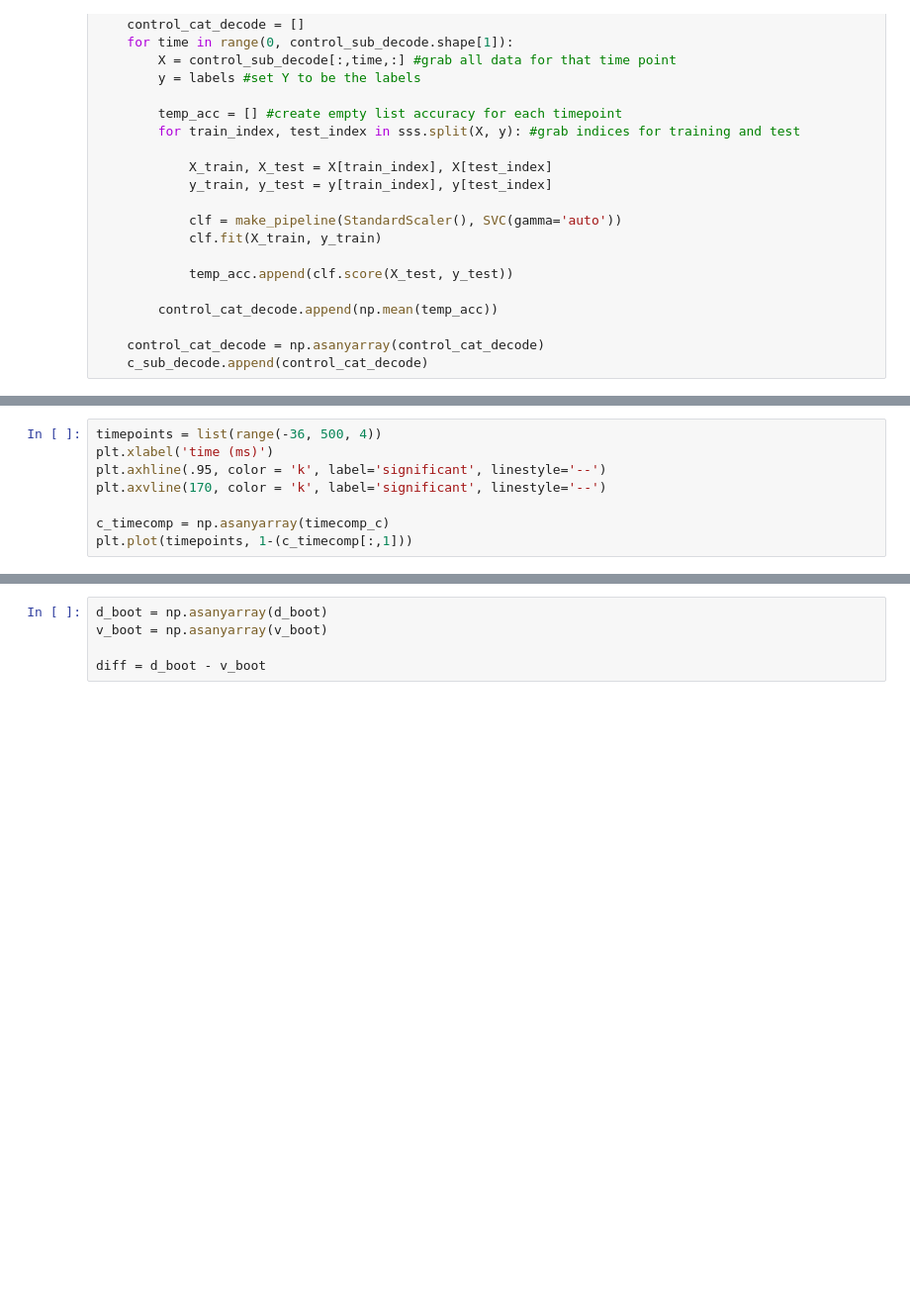
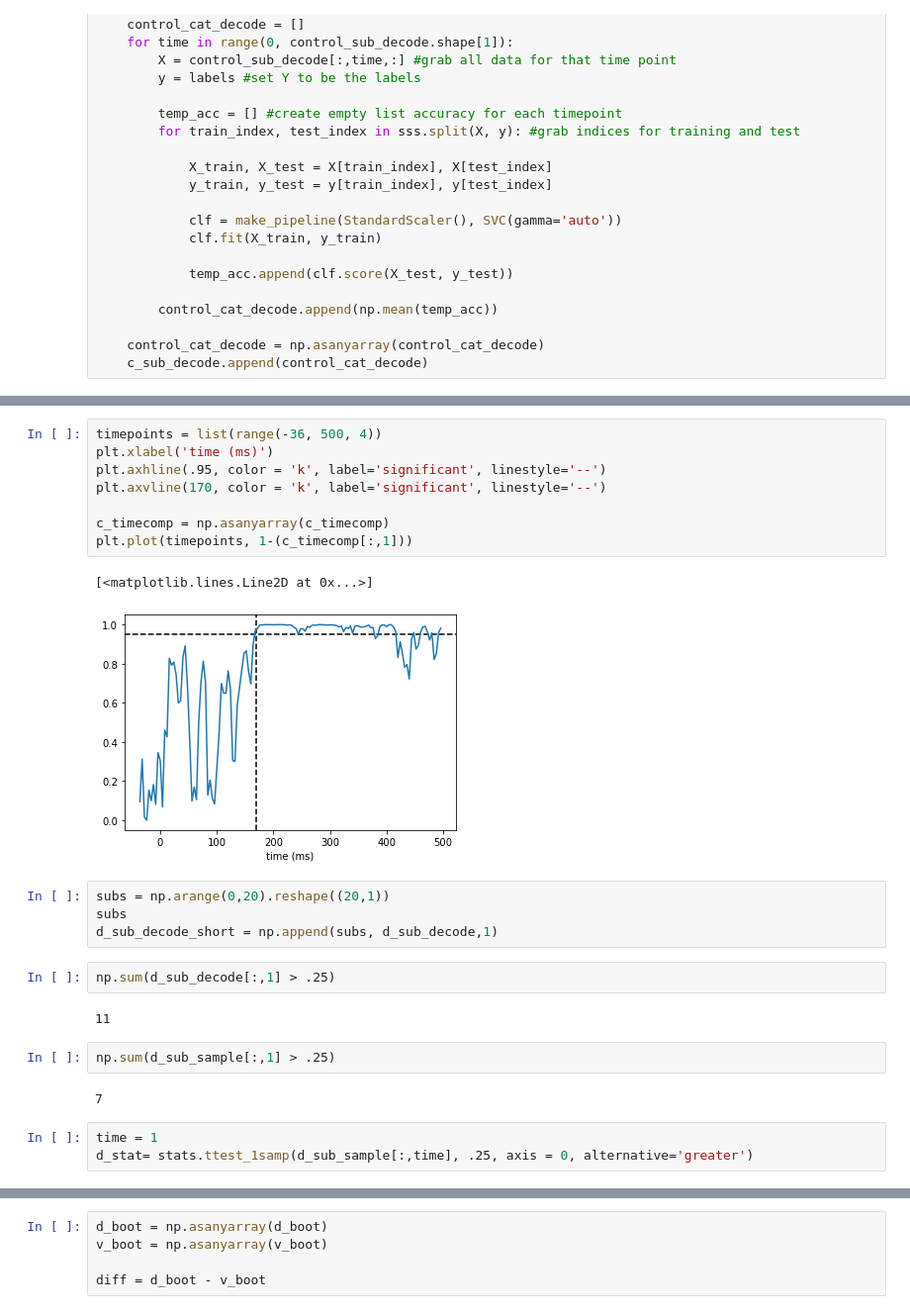
Before and after one commit to vayzenb/pepdoc, a Jupyter notebook: analysis/pepdoc_ana.ipynb, the cells around one changed output, grey strips where cells are left out. Shown at 99% size. Cells and saved outputs as stored; diff of their text form; blank space fills up the shorter version.

Commit message:
testing time data analysis

```diff
--- a/analysis/pepdoc_ana.ipynb
+++ b/analysis/pepdoc_ana.ipynb
@@ -243,8 +261,26 @@ plt.plot(timepoints, 1-(v_timecomp[:,1]))
 # %%
 timepoints = list(range(-36, 500, 4))
 plt.xlabel('time (ms)')
 plt.axhline(.95, color = 'k', label='significant', linestyle='--')
 plt.axvline(170, color = 'k', label='significant', linestyle='--')
 
-c_timecomp = np.asanyarray(timecomp_c)
+c_timecomp = np.asanyarray(c_timecomp)
 plt.plot(timepoints, 1-(c_timecomp[:,1]))
+# %% [output]
+[<matplotlib.lines.Line2D at 0x...>]
+[figure, added]
+# %%
+subs = np.arange(0,20).reshape((20,1))
+subs
+d_sub_decode_short = np.append(subs, d_sub_decode,1)
+# %%
+np.sum(d_sub_decode[:,1] > .25)
+# %% [output]
+11
+# %%
+np.sum(d_sub_sample[:,1] > .25)
+# %% [output]
+7
+# %%
+time = 1
+d_stat= stats.ttest_1samp(d_sub_sample[:,time], .25, axis = 0, alternative='greater')
```
Also changed, not shown: parts of 18 cells of this notebook.
